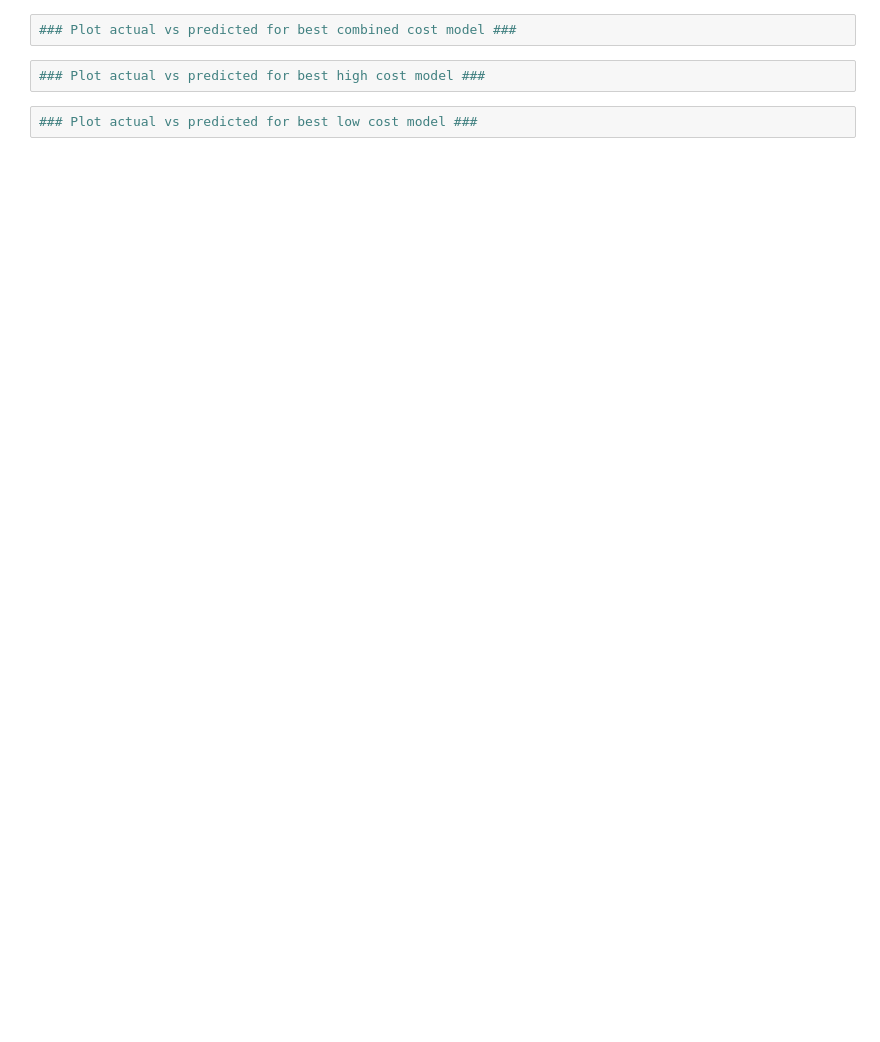
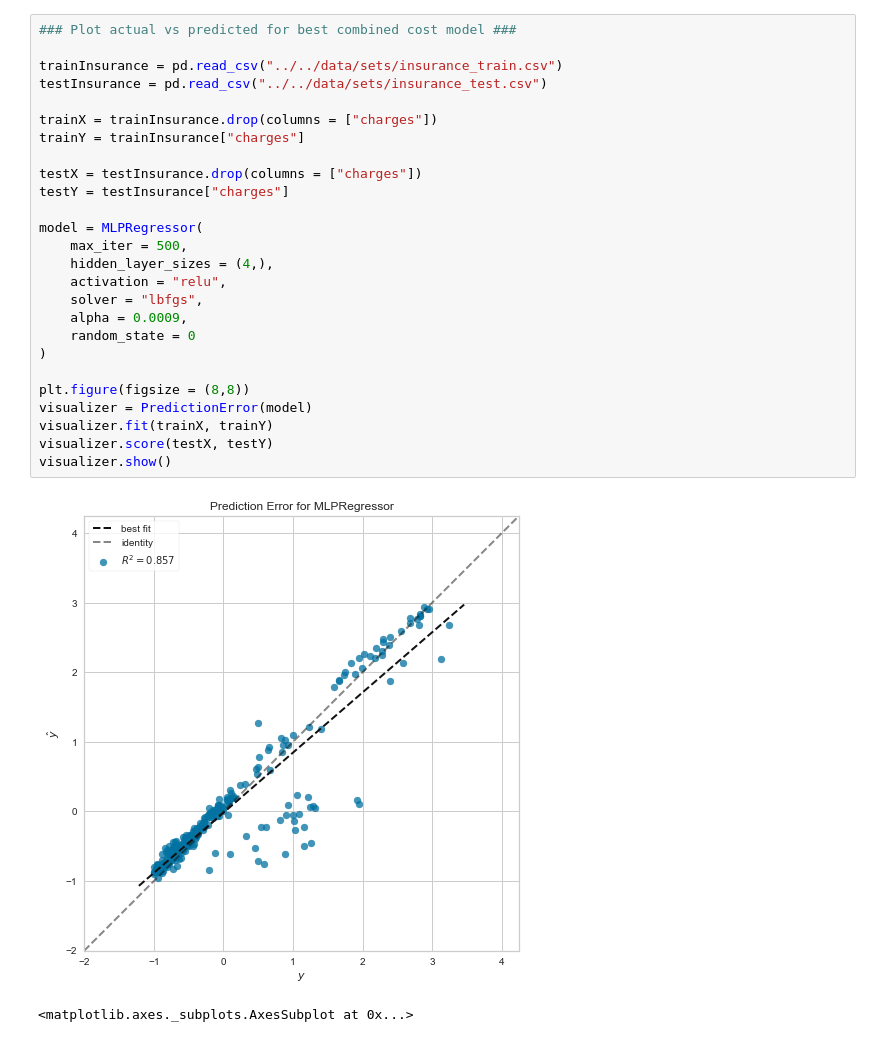
Before and after one commit to mjbernet3/insurance_prediction, a Jupyter notebook: models/supervised/results.ipynb, the cells around one changed output. Saved outputs shown, nothing was run; the diff lists cells and outputs as text; blank space fills up the shorter version.

```diff
--- a/models/supervised/results.ipynb
+++ b/models/supervised/results.ipynb
@@ -32,6 +37,29 @@ mseTable.head()
-# %%
-### Plot actual vs predicted for best combined cost model ###
-# %%
-### Plot actual vs predicted for best high cost model ###
-# %%
-### Plot actual vs predicted for best low cost model ###
+# %%
+### Plot actual vs predicted for best combined cost model ###
+
+trainInsurance = pd.read_csv("../../data/sets/insurance_train.csv")
+testInsurance = pd.read_csv("../../data/sets/insurance_test.csv")
+
+trainX = trainInsurance.drop(columns = ["charges"])
+trainY = trainInsurance["charges"]
+
+testX = testInsurance.drop(columns = ["charges"])
+testY = testInsurance["charges"]
+
+model = MLPRegressor(
+    max_iter = 500,
+    hidden_layer_sizes = (4,),
+    activation = "relu",
+    solver = "lbfgs",
+    alpha = 0.0009,
+    random_state = 0
+)
+
+plt.figure(figsize = (8,8))
+visualizer = PredictionError(model)
+visualizer.fit(trainX, trainY)
+visualizer.score(testX, testY)
+visualizer.show()
+# %% [output]
+[figure, added]
+<matplotlib.axes._subplots.AxesSubplot at 0x...>
```
Also changed, not shown: parts of 5 cells of this notebook.
